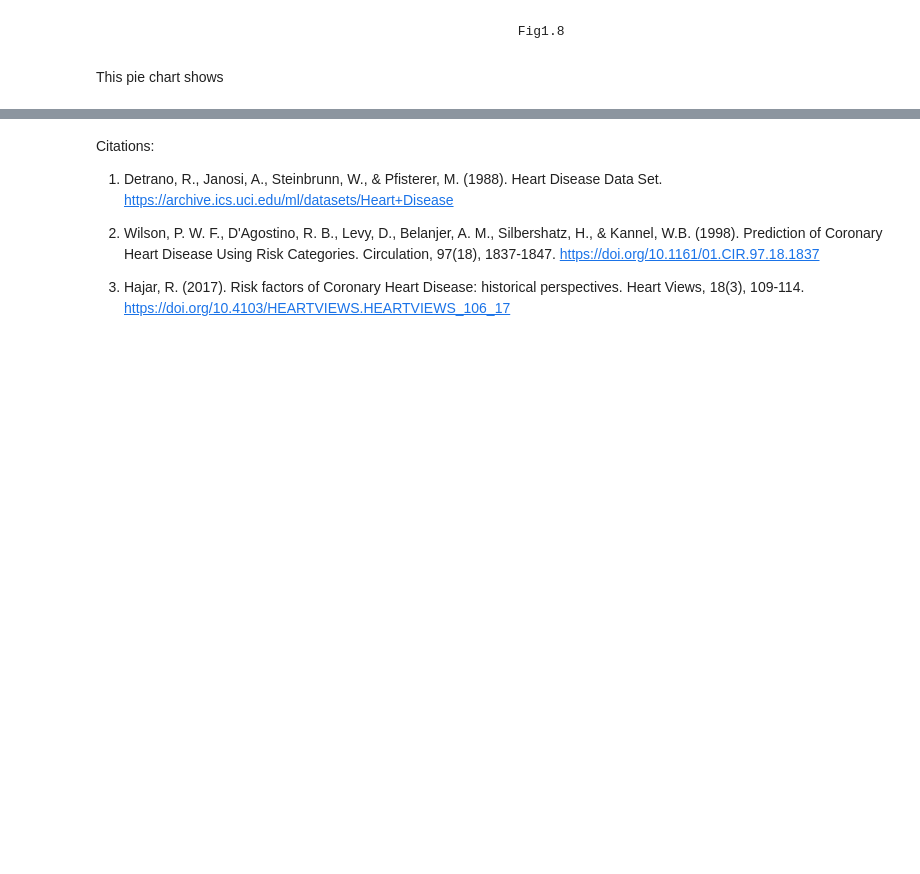
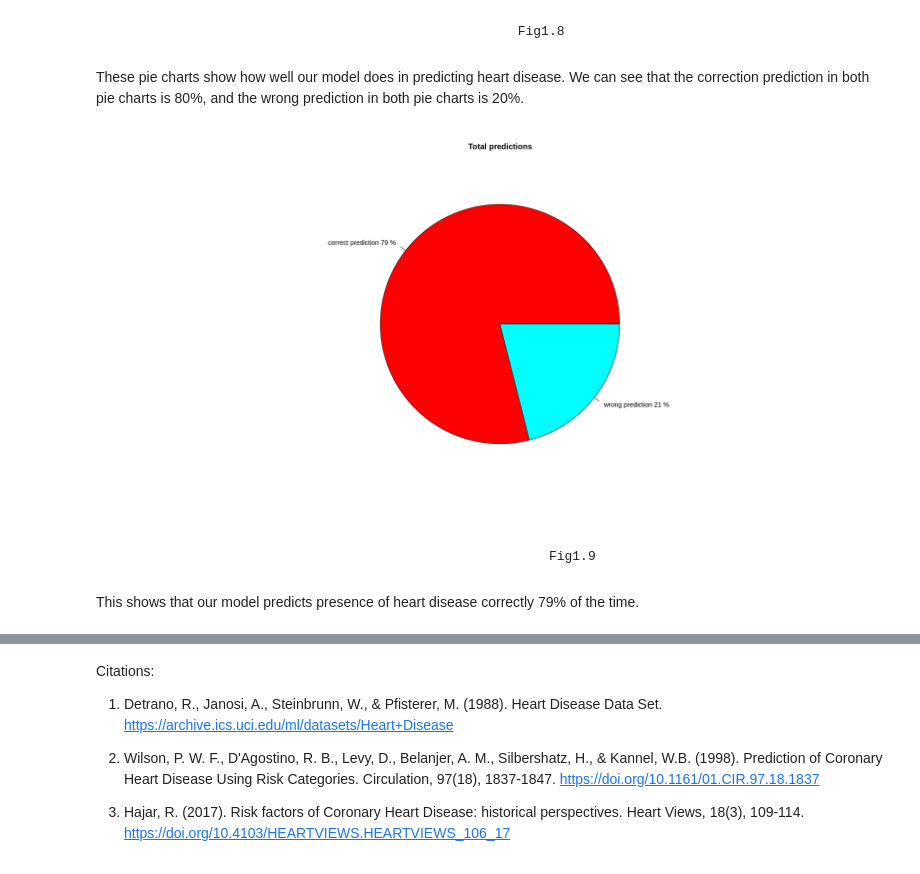
Before and after one commit to TracyGan/DSCI100, a Jupyter notebook: GroupReport.ipynb, the cells around one changed output, grey strips where cells are left out. Drawn from its saved outputs; the diff is of its cells as text; code cells hidden in the pictures; blank space fills up the shorter version.

```diff
--- a/GroupReport.ipynb
+++ b/GroupReport.ipynb
@@ -367,6 +367,20 @@ pie(slices_1,labels = labels_1, col=rainbow(length(labels_1)),
 # %% [markdown]
                                                         Fig1.8
 # %% [markdown]
-This pie chart shows
+These pie charts show how well our model does in predicting heart disease. We can see that the correction prediction in both pie charts is 80%, and the wrong prediction in both pie charts is 20%.
+# %%
+options(repr.plot.width = 20, repr.plot.height = 10)
+slices <- c(60, 16)
+labels <- c("correct prediction", "wrong prediction")
+pct <- round(slices/sum(slices)*100)
+labels <- paste(labels, pct)
+labels <- paste(labels,"%", sep=" ")
+pie(slices,labels = labels, col=rainbow(length(labels)), main = "Total predictions")
+# %% [output]
+[figure, added]
+# %% [markdown]
+                                                            Fig1.9
+# %% [markdown]
+This shows that our model predicts presence of heart disease correctly 79% of the time.
 # %% [markdown]
 # Discussion
```
Also changed, not shown: parts of 1 cell of this notebook.
